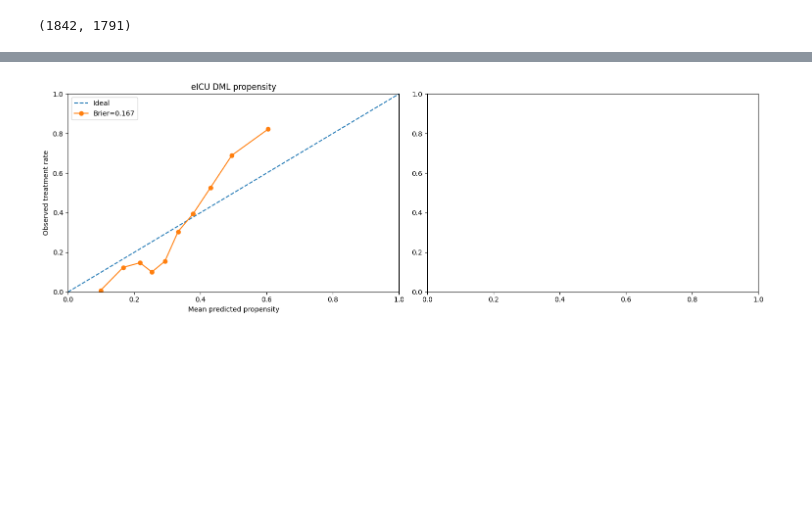
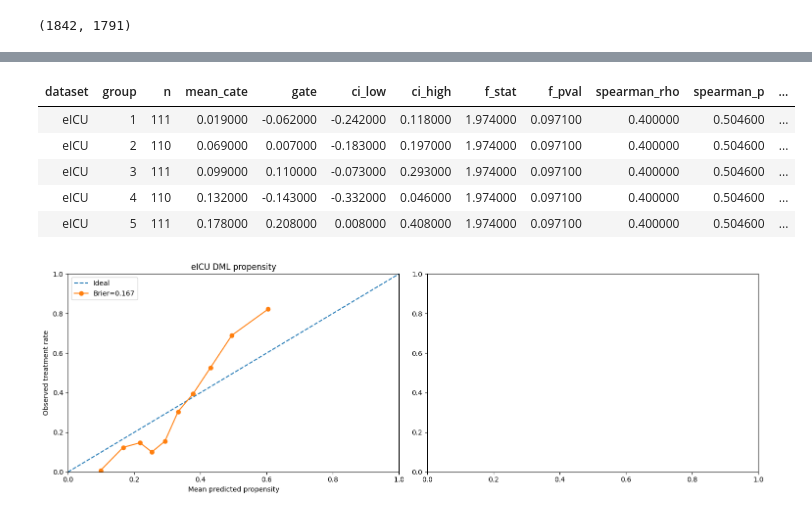
Before and after one commit to michelraskin/ttmhte, a Jupyter notebook: eICU/eICUAnalysisDML.ipynb, the cells around one changed output, grey strips where cells are left out. Drawn from its saved outputs; the diff is of its cells as text; code cells hidden in the pictures; blank space fills up the shorter version.

```diff
--- a/eICU/eICUAnalysisDML.ipynb
+++ b/eICU/eICUAnalysisDML.ipynb
@@ -277,3 +520,12 @@ Predicted CATE for test data: [[-0.05160039]
+# %%
+gates_df.style.hide(axis='index')
+# %% [output]
+| dataset | group | n | mean_cate | gate | ci_low | ci_high | f_stat | f_pval | spearman_rho | spearman_p | ... |
+| eICU | 1 | 111 | 0.019000 | -0.062000 | -0.242000 | 0.118000 | 1.974000 | 0.097100 | 0.400000 | 0.504600 | ... |
+| eICU | 2 | 110 | 0.069000 | 0.007000 | -0.183000 | 0.197000 | 1.974000 | 0.097100 | 0.400000 | 0.504600 | ... |
+| eICU | 3 | 111 | 0.099000 | 0.110000 | -0.073000 | 0.293000 | 1.974000 | 0.097100 | 0.400000 | 0.504600 | ... |
+| eICU | 4 | 110 | 0.132000 | -0.143000 | -0.332000 | 0.046000 | 1.974000 | 0.097100 | 0.400000 | 0.504600 | ... |
+| eICU | 5 | 111 | 0.178000 | 0.208000 | 0.008000 | 0.408000 | 1.974000 | 0.097100 | 0.400000 | 0.504600 | ... |
 # %%
 import numpy as np
 import pandas as pd
```
Also changed, not shown: parts of 5 cells of this notebook, 18 other files.
